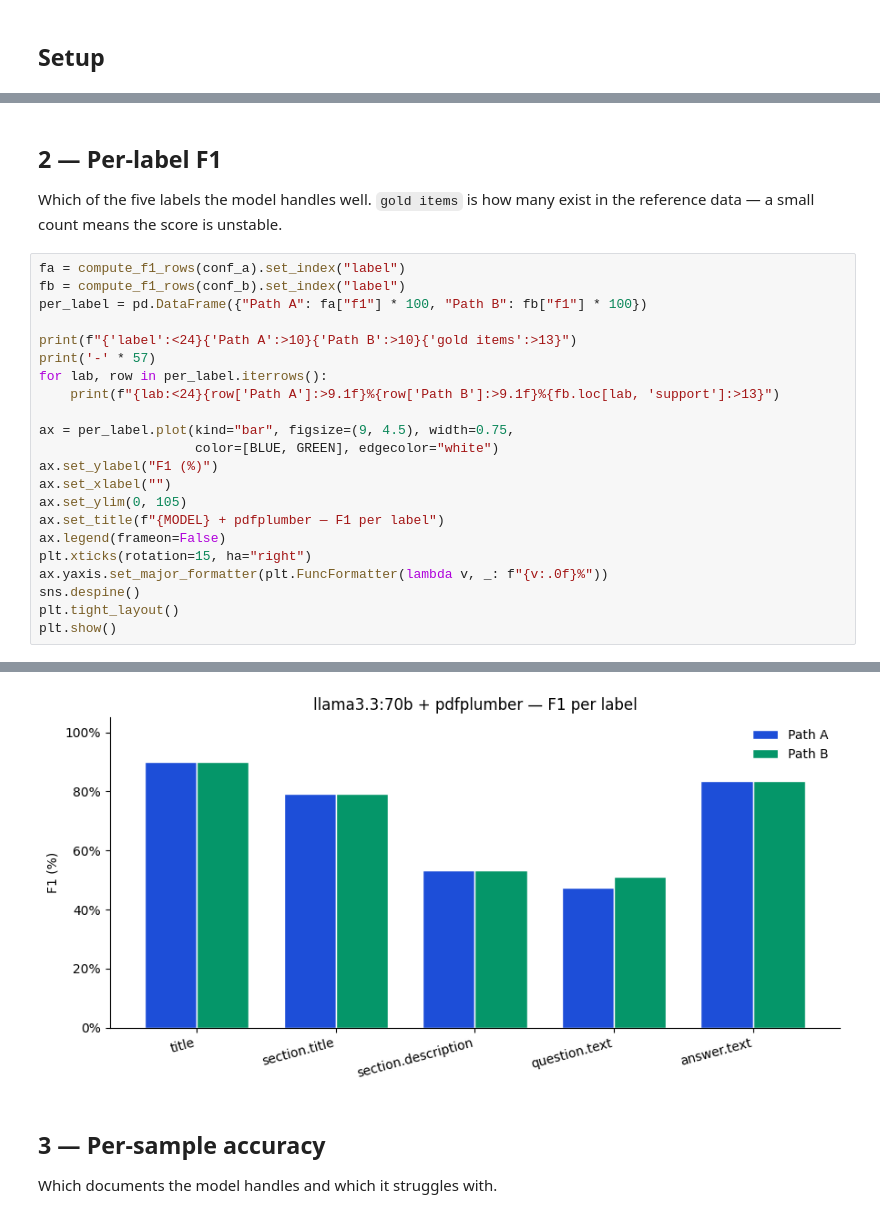
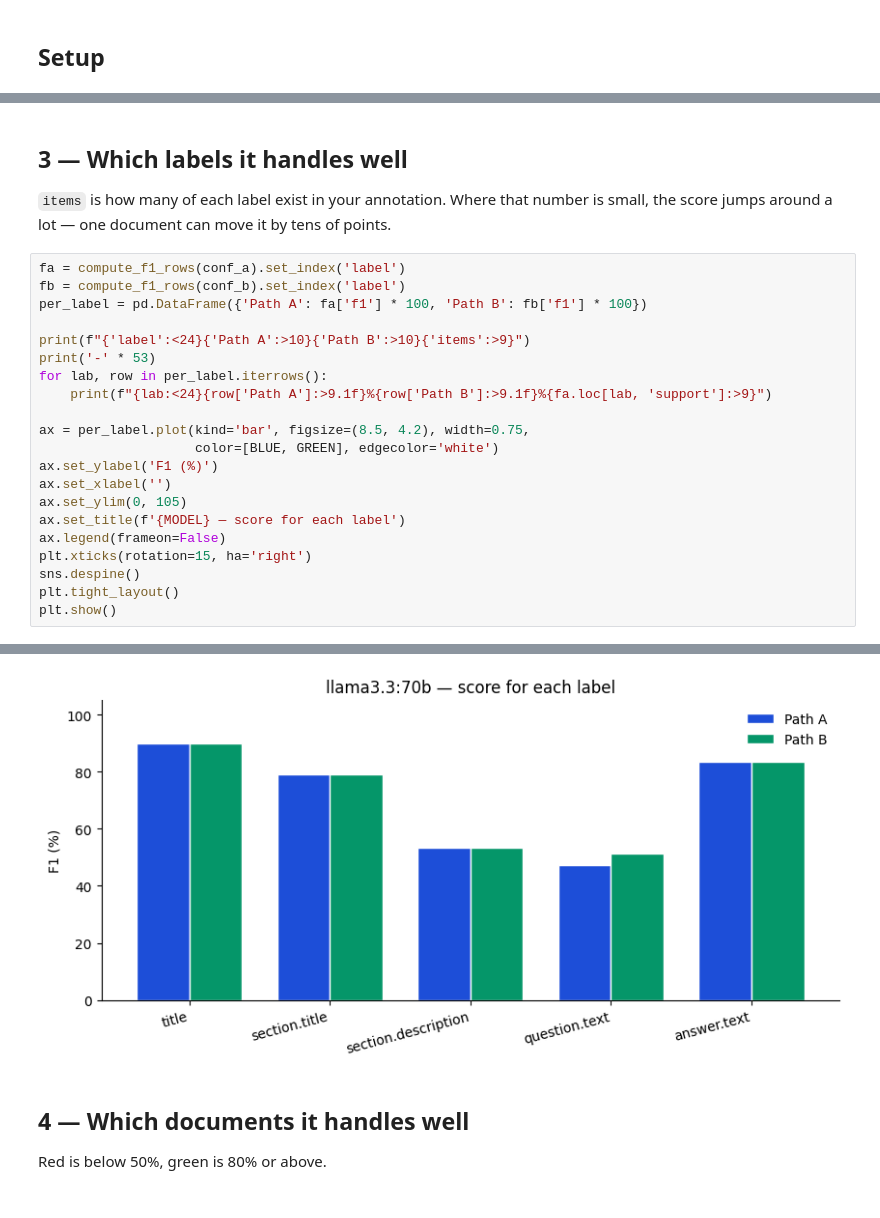
Before and after one commit to fairdataihub/dmpbridge, a Jupyter notebook: notebooks/3-llama33-70b-results-pdfplumber.ipynb, the cells around one changed output, grey strips where cells are left out. Saved outputs shown, nothing was run; the diff lists cells and outputs as text.

```diff
--- a/notebooks/3-llama33-70b-results-pdfplumber.ipynb
+++ b/notebooks/3-llama33-70b-results-pdfplumber.ipynb
@@ -98,27 +235,26 @@ plt.show()
-# %% [markdown]
-## 2 — Per-label F1
-
-Which of the five labels the model handles well. `gold items` is how many exist in the
-reference data — a small count means the score is unstable.
+# %% [markdown]
+## 3 — Which labels it handles well
+
+`items` is how many of each label exist in your annotation. Where that number is small,
+the score jumps around a lot — one document can move it by tens of points.
 # %%
-fa = compute_f1_rows(conf_a).set_index("label")
-fb = compute_f1_rows(conf_b).set_index("label")
-per_label = pd.DataFrame({"Path A": fa["f1"] * 100, "Path B": fb["f1"] * 100})
+fa = compute_f1_rows(conf_a).set_index('label')
+fb = compute_f1_rows(conf_b).set_index('label')
+per_label = pd.DataFrame({'Path A': fa['f1'] * 100, 'Path B': fb['f1'] * 100})
 
-print(f"{'label':<24}{'Path A':>10}{'Path B':>10}{'gold items':>13}")
-print('-' * 57)
+print(f"{'label':<24}{'Path A':>10}{'Path B':>10}{'items':>9}")
+print('-' * 53)
 for lab, row in per_label.iterrows():
-    print(f"{lab:<24}{row['Path A']:>9.1f}%{row['Path B']:>9.1f}%{fb.loc[lab, 'support']:>13}")
+    print(f"{lab:<24}{row['Path A']:>9.1f}%{row['Path B']:>9.1f}%{fa.loc[lab, 'support']:>9}")
 
-ax = per_label.plot(kind="bar", figsize=(9, 4.5), width=0.75,
-                    color=[BLUE, GREEN], edgecolor="white")
-ax.set_ylabel("F1 (%)")
-ax.set_xlabel("")
+ax = per_label.plot(kind='bar', figsize=(8.5, 4.2), width=0.75,
+                    color=[BLUE, GREEN], edgecolor='white')
+ax.set_ylabel('F1 (%)')
+ax.set_xlabel('')
 ax.set_ylim(0, 105)
-ax.set_title(f"{MODEL} + pdfplumber — F1 per label")
+ax.set_title(f'{MODEL} — score for each label')
 ax.legend(frameon=False)
-plt.xticks(rotation=15, ha="right")
-ax.yaxis.set_major_formatter(plt.FuncFormatter(lambda v, _: f"{v:.0f}%"))
+plt.xticks(rotation=15, ha='right')
 sns.despine()
 plt.tight_layout()
 plt.show()
@@ -133,6 +269,6 @@ answer.text                  83.5%     83.5%           55
-[figure, old version]
+[figure, new version]
-# %% [markdown]
-## 3 — Per-sample accuracy
-
-Which documents the model handles and which it struggles with.
+# %% [markdown]
+## 4 — Which documents it handles well
+
+Red is below 50%, green is 80% or above.
 # %%
```
Also changed, not shown: parts of 25 cells of this notebook.
